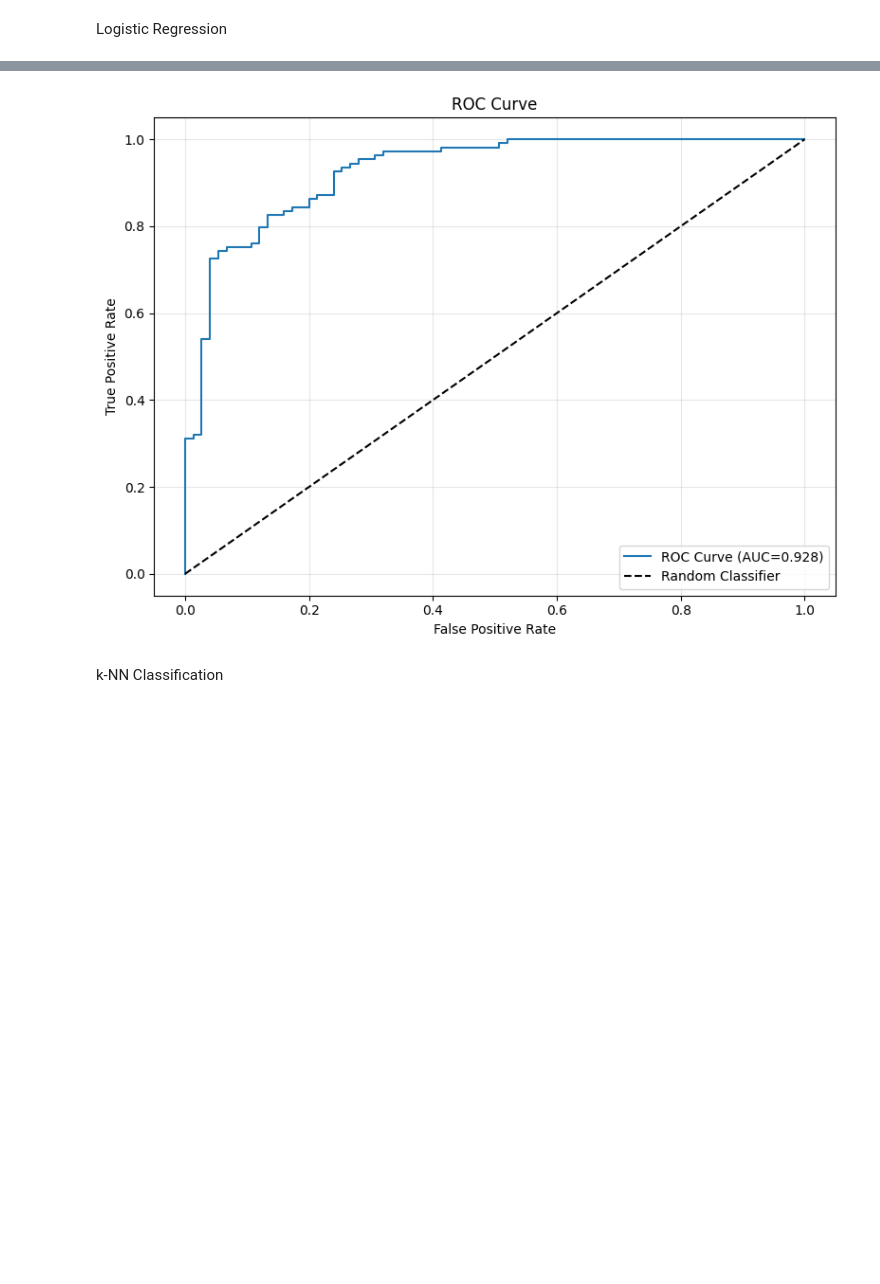
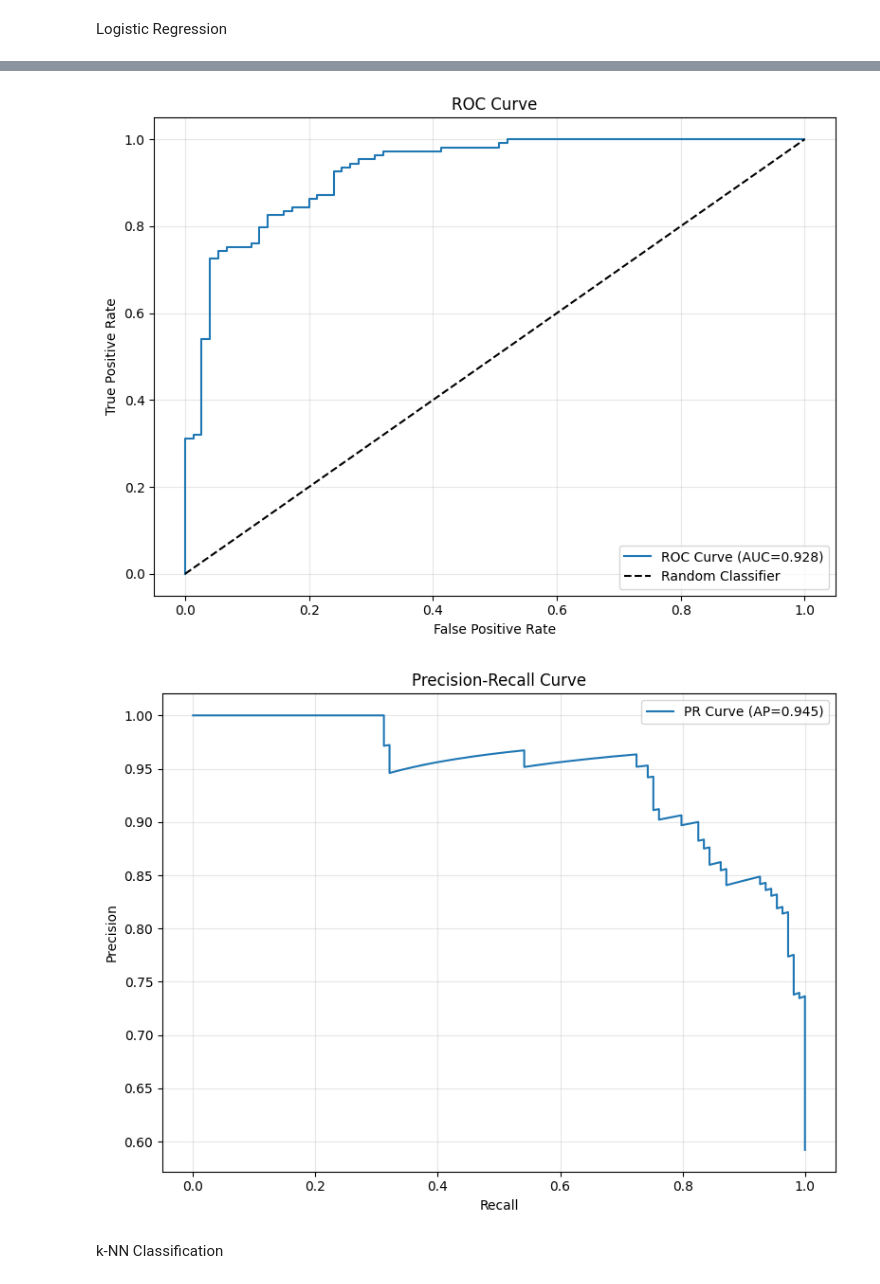
Before and after one commit to ml-binf-5507/assignment-2-supervised-learning-lauren-weir, a Jupyter notebook: notebooks/workflow_analysis.ipynb, the cells around one changed output, grey strips where cells are left out. Saved outputs shown, nothing was run; the diff lists cells and outputs as text; code cells hidden in the pictures; blank space fills up the shorter version.

Commit message:
Final Updates, saving figures

```diff
--- a/notebooks/workflow_analysis.ipynb
+++ b/notebooks/workflow_analysis.ipynb
@@ -137,29 +137,35 @@ Logistic Regression
 # %%
 # Train logistic regression
 print("Training Logistic Regression grid search...")
 gs_lr = classification.train_logistic_regression_grid(X_train_clf, y_train_clf)
 print(f"Best parameters: {gs_lr.best_params_}")
 
 # Get best model
 lr_best = classification.get_best_logistic_regression(
     X_train_clf, y_train_clf, X_test_clf, y_test_clf
 )
 
 print(f"\nLogistic Regression Test AUC: {lr_best['test_auc']:.3f}")
 
 # Get probability predictions for curves
 y_pred_lr = lr_best['model'].predict_proba(X_test_clf)[:, 1]
 
 # Plot AUROC curve
 fig_lr = evaluation.generate_auroc_curve(y_test_clf, y_pred_lr, model_name='Logistic Regression')
 plt.tight_layout()
 plt.show()
+
+# Plot AUPRC curve
+fig_lr2 = evaluation.generate_auprc_curve(y_test_clf, y_pred_lr, model_name='Logistic Regression')
+plt.tight_layout()
+plt.show()
 # %% [output]
 Training Logistic Regression grid search...
 Best parameters: {'C': 1, 'penalty': 'l2', 'solver': 'lbfgs'}
 
 Logistic Regression Test AUC: 0.910
 [figure]
+[figure, added]
 # %% [markdown]
 k-NN Classification
 # %%
```
Also changed, not shown: parts of 2 cells of this notebook, 5 other files.
